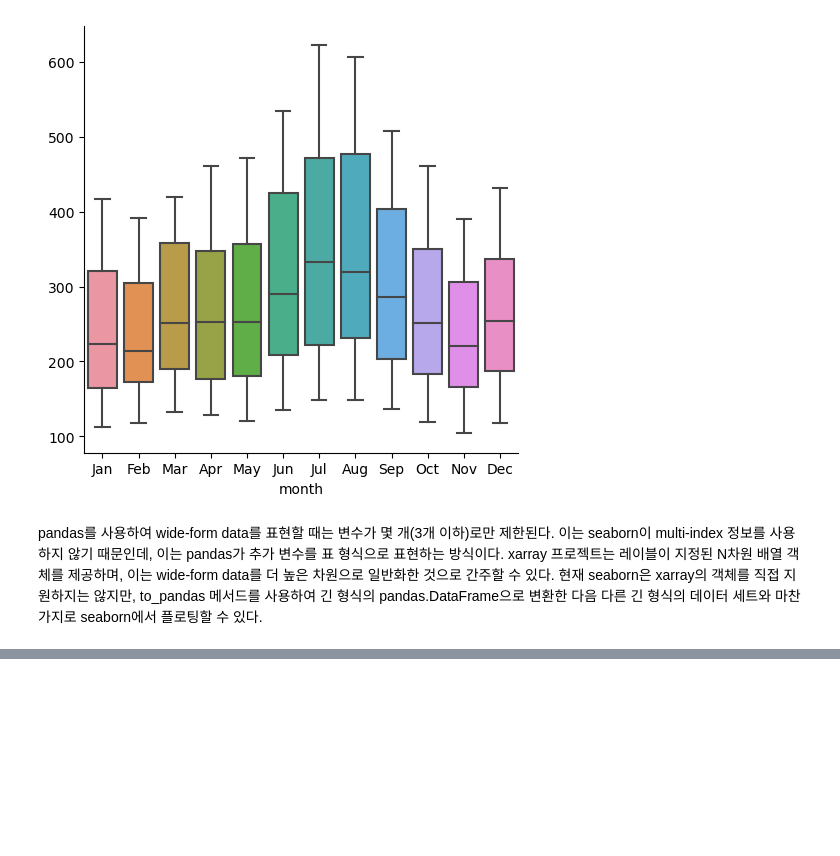
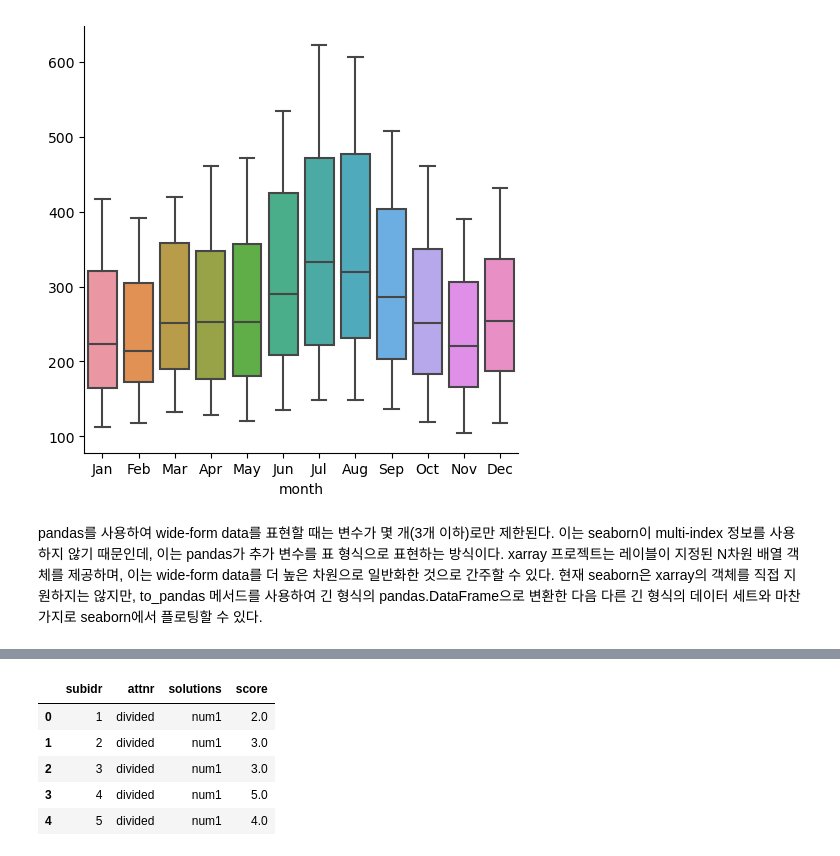
Before and after one commit to woOONi/LIKELION_AIschool, a Jupyter notebook: SeabornTutorial/User guide and tutorial/0301 Long-form vs. wide-form data.ipynb, the cells around one changed output, grey strips where cells are left out. Saved outputs shown, nothing was run; the diff lists cells and outputs as text; code cells hidden in the pictures; blank space fills up the shorter version.

```diff
--- a/SeabornTutorial/User guide and tutorial/0301 Long-form vs. wide-form data.ipynb
+++ b/SeabornTutorial/User guide and tutorial/0301 Long-form vs. wide-form data.ipynb
@@ -90,0 +121,11 @@ pandas를 사용하여 wide-form data를 표현할 때는 변수가 몇 개(3개
+# %%
+anagrams_long = anagrams.melt(id_vars = ['subidr', 'attnr'], var_name = 'solutions',
+                             value_name = 'score')
+anagrams_long.head()
+# %% [output]
+|  | subidr | attnr | solutions | score |
+| 0 | 1 | divided | num1 | 2.0 |
+| 1 | 2 | divided | num1 | 3.0 |
+| 2 | 3 | divided | num1 | 3.0 |
+| 3 | 4 | divided | num1 | 5.0 |
+| 4 | 5 | divided | num1 | 4.0 |
```
Also changed, not shown: parts of 5 cells of this notebook.
